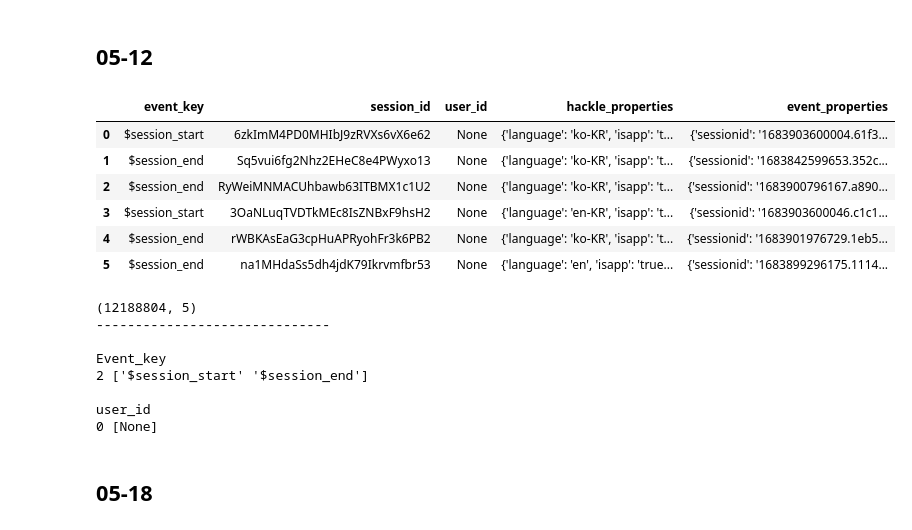
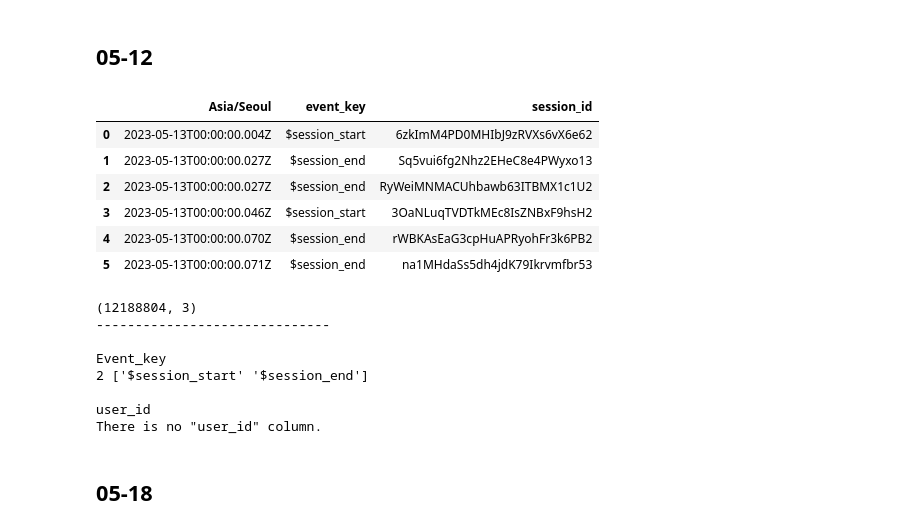
Before and after one commit to saeraniren/advanced_project, a Jupyter notebook: project4.ipynb, the cells around one changed output. Drawn from its saved outputs; the diff is of its cells as text; code cells hidden in the pictures.

Commit message:
Temporary done  with HACKLE ANALYSIS

```diff
--- a/project4.ipynb
+++ b/project4.ipynb
@@ -886,6 +886,7 @@ hackle_events_df
 basepath = 'gs://final-project-soomin/final_project/additional_hackle'
 storage_options = {'token':JSON_KEY_PATH}
 columns = ["event_key", "session_id", "user_id","hackle_properties","event_properties"]
+time_col =['Asia/Seoul','event_key','session_id']
 # %% [markdown]
 ## 03-31
 # %%
@@ -1227,27 +1032,27 @@ df['timestamp'] = pd.to_datetime(hackle_df['Asia/Seoul'], utc=True)
 # %%
 hackle_df = pd.read_parquet(
     path = f'{basepath}/2023-05-12.parquet',
     engine = 'pyarrow',
     storage_options= storage_options,
-    columns=columns
+    columns=time_col
 )
 dr.hackle_baseinfo(hackle_df)
 # %% [output]
-|  | event_key | session_id | user_id | hackle_properties | event_properties |
-| 0 | $session_start | 6zkImM4PD0MHIbJ9zRVXs6vX6e62 | None | {'language': 'ko-KR', 'isapp': 't... | {'sessionid': '1683903600004.61f3... |
-| 1 | $session_end | Sq5vui6fg2Nhz2EHeC8e4PWyxo13 | None | {'language': 'ko-KR', 'isapp': 't... | {'sessionid': '1683842599653.352c... |
-| 2 | $session_end | RyWeiMNMACUhbawb63ITBMX1c1U2 | None | {'language': 'ko-KR', 'isapp': 't... | {'sessionid': '1683900796167.a890... |
-| 3 | $session_start | 3OaNLuqTVDTkMEc8IsZNBxF9hsH2 | None | {'language': 'en-KR', 'isapp': 't... | {'sessionid': '1683903600046.c1c1... |
-| 4 | $session_end | rWBKAsEaG3cpHuAPRyohFr3k6PB2 | None | {'language': 'ko-KR', 'isapp': 't... | {'sessionid': '1683901976729.1eb5... |
-| 5 | $session_end | na1MHdaSs5dh4jdK79Ikrvmfbr53 | None | {'language': 'en', 'isapp': 'true... | {'sessionid': '1683899296175.1114... |
+|  | Asia/Seoul | event_key | session_id |
+| 0 | 2023-05-13T00:00:00.004Z | $session_start | 6zkImM4PD0MHIbJ9zRVXs6vX6e62 |
+| 1 | 2023-05-13T00:00:00.027Z | $session_end | Sq5vui6fg2Nhz2EHeC8e4PWyxo13 |
+| 2 | 2023-05-13T00:00:00.027Z | $session_end | RyWeiMNMACUhbawb63ITBMX1c1U2 |
+| 3 | 2023-05-13T00:00:00.046Z | $session_start | 3OaNLuqTVDTkMEc8IsZNBxF9hsH2 |
+| 4 | 2023-05-13T00:00:00.070Z | $session_end | rWBKAsEaG3cpHuAPRyohFr3k6PB2 |
+| 5 | 2023-05-13T00:00:00.071Z | $session_end | na1MHdaSs5dh4jdK79Ikrvmfbr53 |
-(12188804, 5)
+(12188804, 3)
 ------------------------------
 
 Event_key
 2 ['$session_start' '$session_end']
 
 user_id
-0 [None]
+There is no "user_id" column.
 # %% [markdown]
 ## 05-18
 # %%
```
Also changed, not shown: parts of 14 cells of this notebook.
